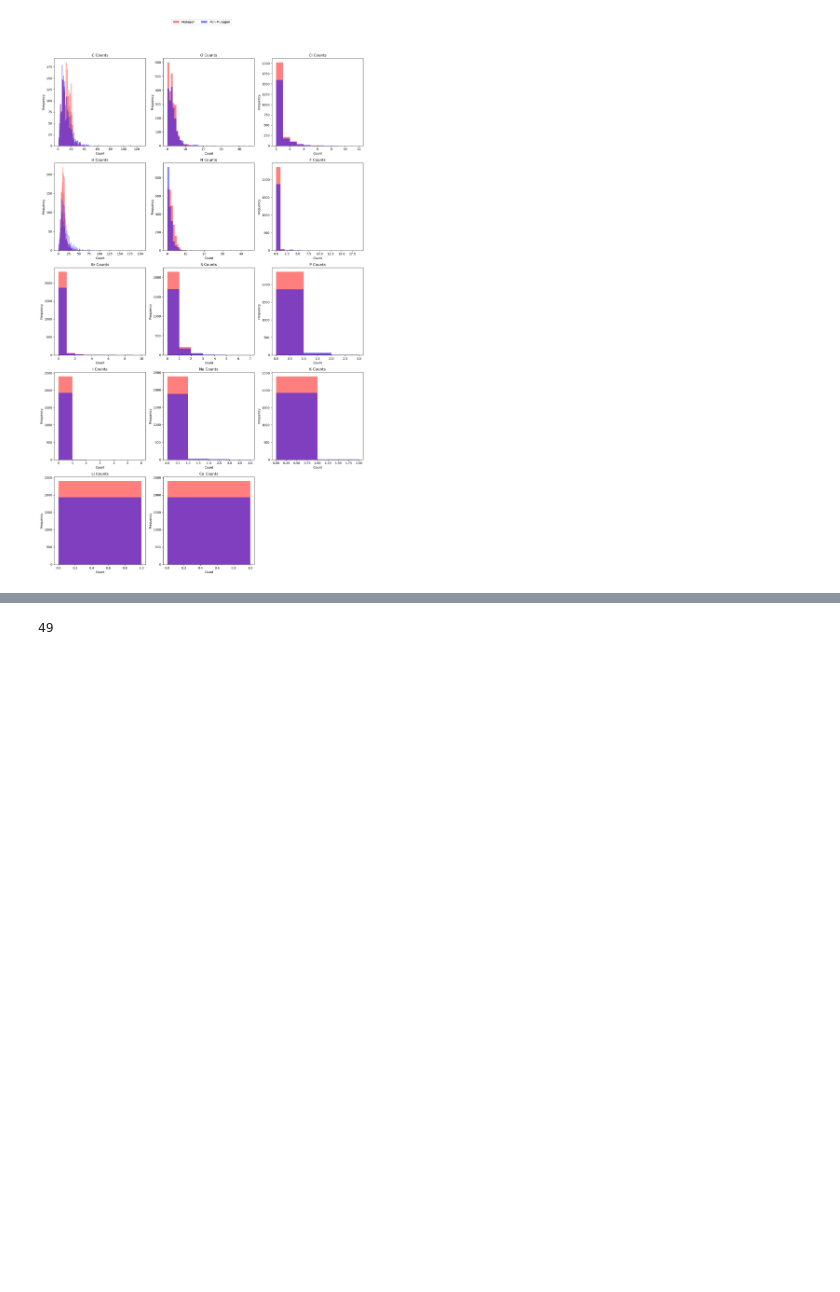
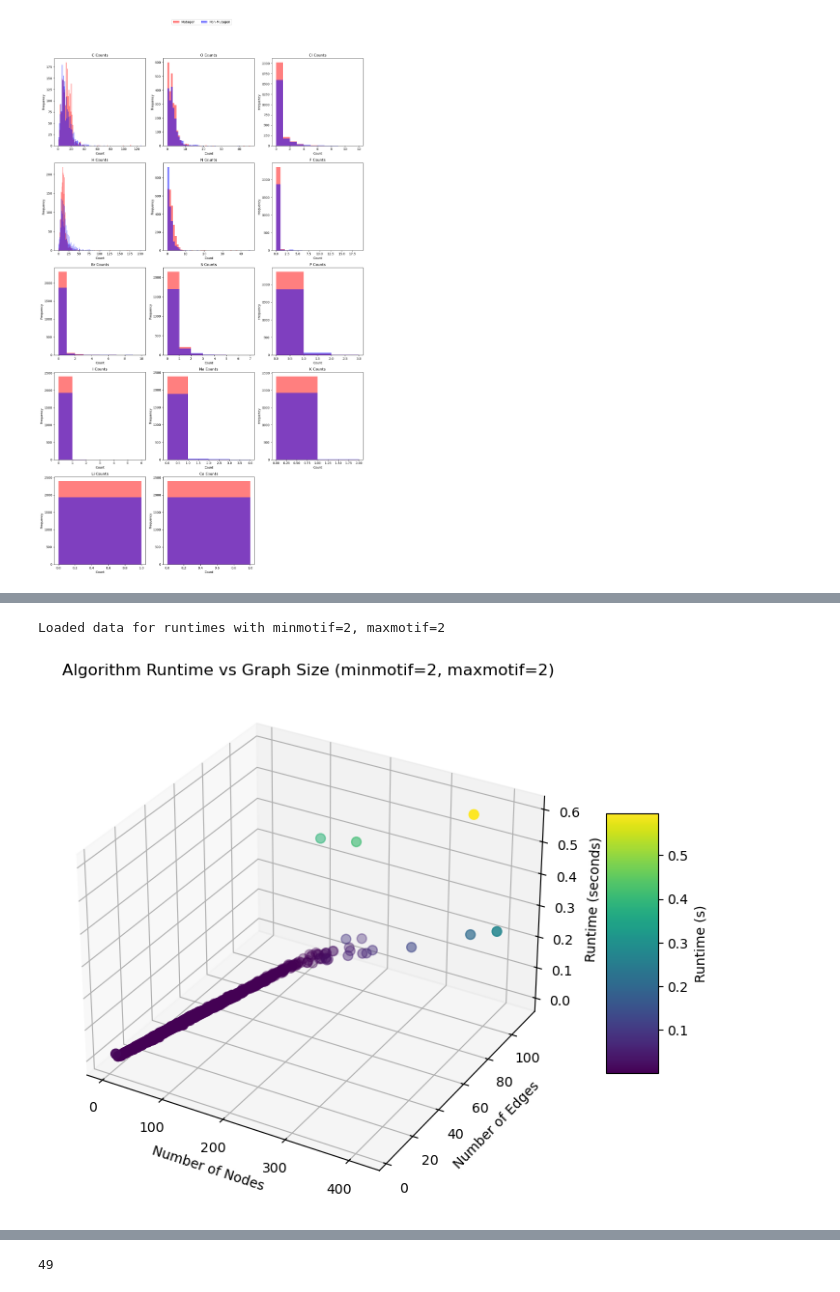
Before and after one commit to vladnotandrei/vip-interpretable-graph-classification, a Jupyter notebook: experiments/query_engineering.ipynb, the cells around one changed output, grey strips where cells are left out. Drawn from its saved outputs; the diff is of its cells as text; code cells hidden in the pictures; blank space fills up the shorter version.

```diff
--- a/experiments/query_engineering.ipynb
+++ b/experiments/query_engineering.ipynb
@@ -214,0 +217,40 @@ datasubset = dataset[0:100]
+# %%
+df = pd.read_csv(f'./experiments/subgraph_enumeration/runtimes_minmotif={min_motif_size}_maxmotif={max_motif_size}.csv')
+
+num_nodes = df['num_nodes']
+num_edges = df['num_edges']
+runtimes = df['runtime_seconds']
+
+print(f'Loaded data for runtimes with minmotif={min_motif_size}, maxmotif={max_motif_size}')
+# %% [output]
+Loaded data for runtimes with minmotif=2, maxmotif=2
+# %%
+# Example data: Replace these lists with your actual data
+x = num_nodes
+y = num_edges
+z = runtimes
+
+# Create a new figure for the 3D plot
+fig = plt.figure(figsize=(10, 7))
+ax = fig.add_subplot(111, projection='3d')
+
+# Create a 3D scatter plot
+scatter = ax.scatter(x, y, z,
+                     c=runtimes,  # Color by runtime
+                     cmap='viridis',  # Choose a colormap
+                     s=50)  # Size of points
+
+# Set labels for each axis
+ax.set_xlabel('Number of Nodes')
+ax.set_ylabel('Number of Edges')
+ax.set_zlabel('Runtime (seconds)')
+ax.set_title(f'Algorithm Runtime vs Graph Size (minmotif={min_motif_size}, maxmotif={max_motif_size})')
+
+# Optionally add a color bar to indicate the mapping from runtime to color
+cbar = fig.colorbar(scatter, ax=ax, shrink=0.5, aspect=5)
+cbar.set_label('Runtime (s)')
+
+plt.savefig(f'./experiments/runtimes_minmotif={min_motif_size}_maxmotif={max_motif_size}')
+plt.show()
+# %% [output]
+[figure, added]
```
Also changed, not shown: parts of 41 cells of this notebook, 3 other files.
